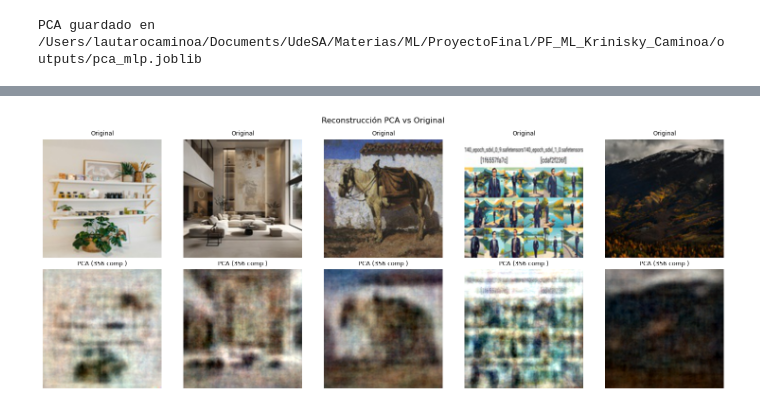
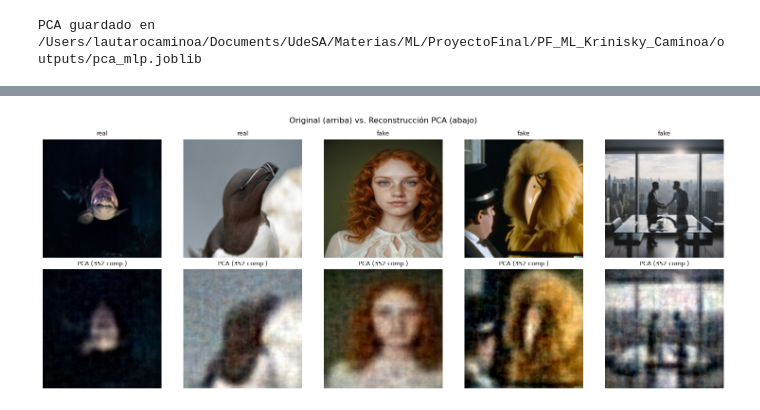
Before and after one commit to lcaminoa/ai-image-detection, a Jupyter notebook: notebooks/02_MLP.ipynb, the cells around one changed output, grey strips where cells are left out. Cells and saved outputs as stored; diff of their text form; code cells hidden in the pictures.

```diff
--- a/notebooks/02_MLP.ipynb
+++ b/notebooks/02_MLP.ipynb
@@ -21,39 +40,30 @@ from src.mlp import train_mlp
 # %%
-import random
-random.seed(SEED)
-
-# Muestra aleatoria de 5000 imágenes para el análisis de PCA
 todos_los_paths = [
     p
-    for label in ("real", "fake")
+    for label in CLASES
     for p in sorted((DATA_PROC / "train" / label).iterdir())
 ]
 muestra = random.sample(todos_los_paths, 5000)
 
-print("Muestra cargada:")
 filas = []
 for p in muestra:
     with Image.open(p) as img:
         filas.append(np.array(img, dtype=np.uint8).flatten())
 X = np.stack(filas)
-print(f"Matriz: {X.shape}  ({X.nbytes / 1e9:.2f} GB)")
+print(f"Matriz de entrada: {X.shape}  ({X.nbytes / 1e9:.2f} GB)")
 
-# Uso 5000 muestras para q SVD exacto sea manejable
-print("Calculo PCA:")
-pca = PCA(n_components=0.90, svd_solver='full', whiten=True, random_state=SEED)
+pca = PCA(n_components=0.90, svd_solver="full", whiten=True, random_state=SEED)
 pca.fit(X)
 n_comp = pca.n_components_
 print(f"Componentes para 90% de varianza: {n_comp}")
 
-# Gráfico de varianza explicada acumulada
 varianza_acum = np.cumsum(pca.explained_variance_ratio_)
-
 plt.figure(figsize=(10, 5))
 plt.plot(range(1, n_comp + 1), varianza_acum)
 plt.axhline(0.90, color="r", linestyle="--", label="90%")
 plt.xlabel("Número de componentes")
 plt.ylabel("Varianza explicada acumulada")
-plt.title("PCA — Varianza explicada acumulada (muestra 5,000 imágenes)")
+plt.title("PCA - Varianza explicada acumulada (muestra 5 000 imágenes)")
 plt.legend()
 plt.grid(True)
 plt.tight_layout()
@@ -76,27 +89,28 @@ PCA guardado en /Users/lautarocaminoa/Documents/UdeSA/Materias/ML/ProyectoFinal/
 # %%
-# Comparación visual: original vs reconstruida con PCA
 n_mostrar = 5
-indices = random.sample(range(len(filas)), n_mostrar)
+indices = random.sample(range(len(muestra)), n_mostrar)
 
 fig, axes = plt.subplots(2, n_mostrar, figsize=(3 * n_mostrar, 6))
 
 for col, idx in enumerate(indices):
+    p = muestra[idx]
+    label = p.parent.name  # "real" o "fake" — está en el nombre de la carpeta padre
+
     img_flat = filas[idx].reshape(1, -1)
-
     img_orig = filas[idx].reshape(128, 128, 3)
     img_rec  = pca.inverse_transform(pca.transform(img_flat)).reshape(128, 128, 3)
     img_rec  = np.clip(img_rec, 0, 255).astype(np.uint8)
 
     axes[0, col].imshow(img_orig)
-    axes[0, col].set_title("Original", fontsize=9)
+    axes[0, col].set_title(label, fontsize=9)
     axes[0, col].axis("off")
 
     axes[1, col].imshow(img_rec)
     axes[1, col].set_title(f"PCA ({n_comp} comp.)", fontsize=9)
     axes[1, col].axis("off")
 
-plt.suptitle("Reconstrucción PCA vs Original", fontsize=12)
+plt.suptitle("Original (arriba) vs. Reconstrucción PCA (abajo)", fontsize=12)
 plt.tight_layout()
 plt.show()
 # %% [output]
-[figure, old version]
+[figure, new version]
```
Also changed, not shown: parts of 9 cells of this notebook, 4 other files.
